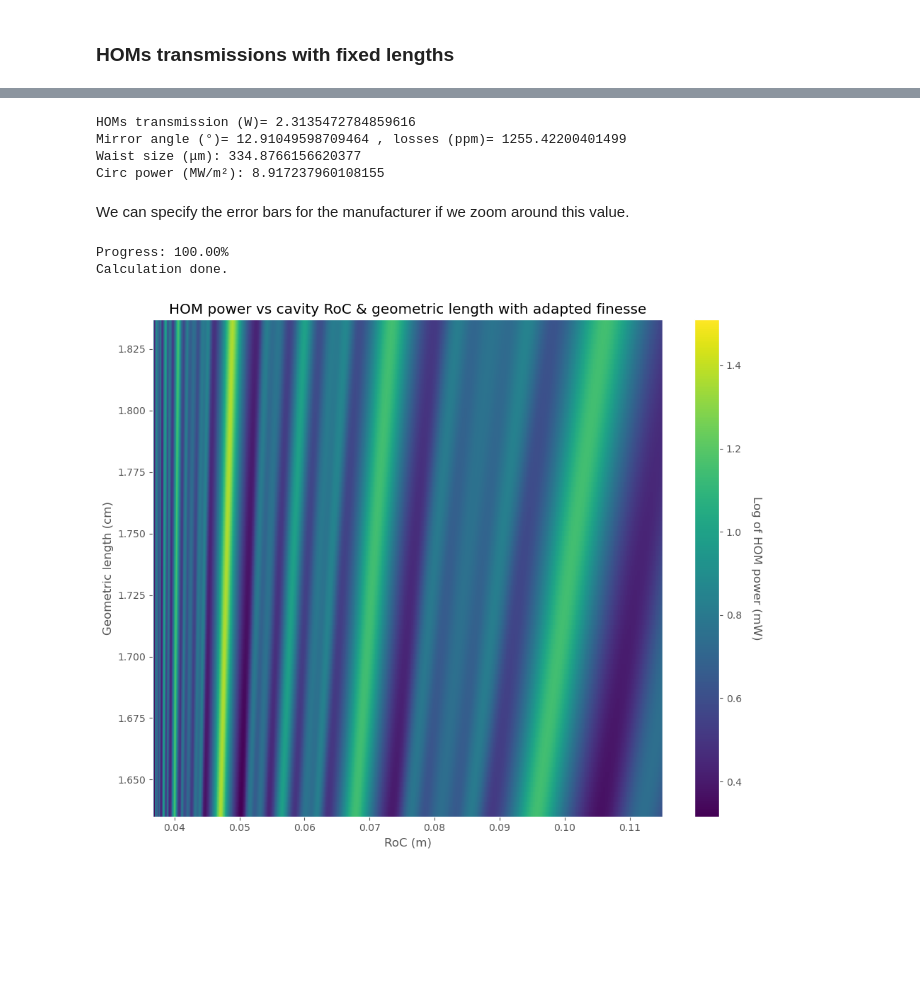
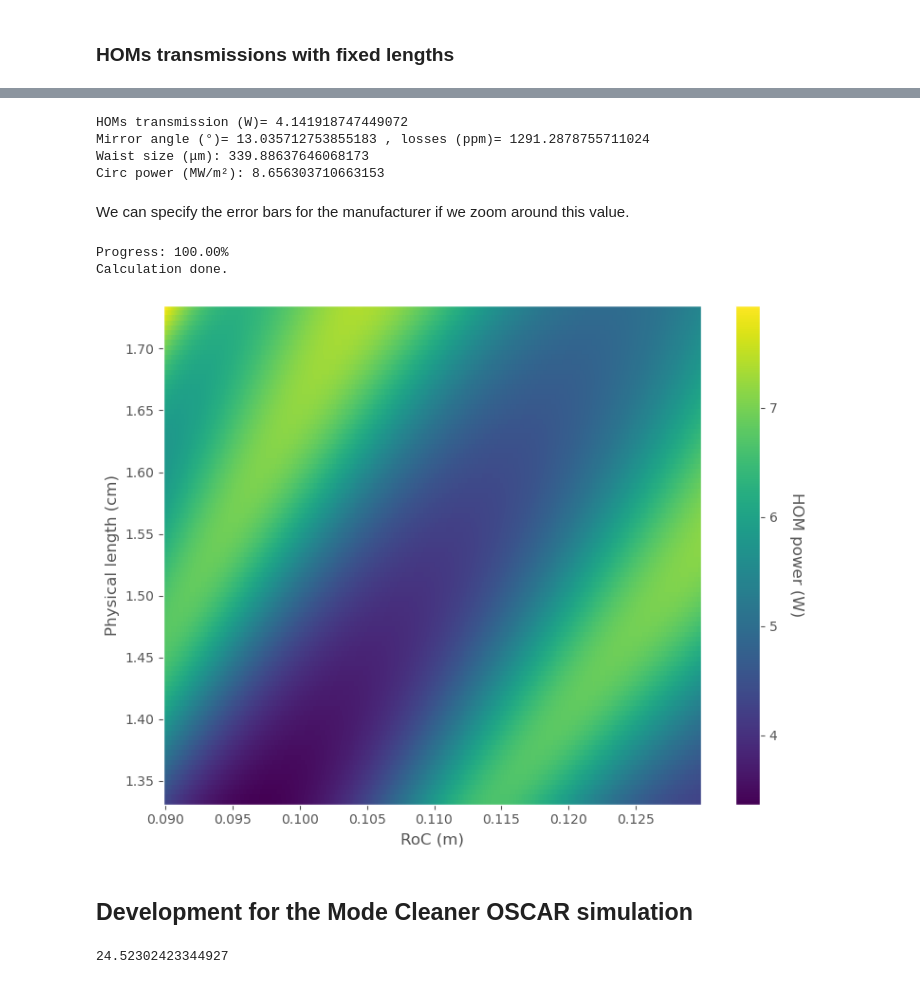
Before and after one commit to antoine-amy/AdV_AMC_design, a Jupyter notebook: MC_design.ipynb, the cells around one changed output, grey strips where cells are left out. Saved outputs shown, nothing was run; the diff lists cells and outputs as text; code cells hidden in the pictures; blank space fills up the shorter version.

```diff
--- a/MC_design.ipynb
+++ b/MC_design.ipynb
@@ -362,7 +351,9 @@ plt.show()
+# %%
+P_HOMs = [np.ones(10), np.full(10, 2), np.full(10, 2)]  # Input power of carrier & SBs HOMs
 # %%
 # Characteristics & losses estimations
 
-cavity_dim=[[0.06200/4],[15e-3]] # Fixed physical lengths & width of the cavity
+cavity_dim=[[0.061315/4],[15e-3]] # Fixed physical lengths & width of the cavity
 Lgeo=MCdf.Lgeo_cavity(cavity_dim[0][0], cavity_dim[1][0]) # Compute the geometric length of the cavity
 Lopt=2 * idxn * Lgeo
 
@@ -379,7 +370,7 @@ T_HOMs_vect_sum_filtered = T_HOMs_vect_sum[indices]
 min_index_filtered = np.argmin(T_HOMs_vect_sum_filtered) # Find the index of the minimum T_HOMs in the filtered T_HOMs_vect_sum
 Ideal_RoC = rho_vect_filtered[min_index_filtered] # Get the corresponding rho value from the filtered rho_vect
 
-print("Length (cm): Geometric=", Lgeo*1e2, ", physical=", cavity_dim[0][0]*1e2)
+print("Length (cm): physical=", cavity_dim[0][0]*1e2, ", Geometric=", Lgeo*1e2, ", Optical=", Lopt*1e2)
 print("Finesse=", Fomc)
 print("RoC (cm)=", Ideal_RoC*1e2)
 # %% [output]
@@ -424,52 +446,61 @@ P_input = 1.0  # Input power in Watts
 max_pwr = MCdf.circ_power(P_input, waist)
 print("Circ power (MW/m²):", max_pwr/1e6)
 # %% [output]
-HOMs transmission (W)= 2.3135472784859616
-Mirror angle (°)= 12.91049598709464 , losses (ppm)= 1255.42200401499
-Waist size (μm): 334.8766156620377
-Circ power (MW/m²): 8.917237960108155
+HOMs transmission (W)= 4.141918747449072
+Mirror angle (°)= 13.035712753855183 , losses (ppm)= 1291.2878755711024
+Waist size (μm): 339.88637646068173
+Circ power (MW/m²): 8.656303710663153
 # %% [markdown]
 We can specify the error bars for the manufacturer if we zoom around this value.
 # %%
 # Heatmap of the HOMs transmissions
 
 # Create a grid of geometric lengths
-Lgeo_vect = np.linspace(Lgeo-0.001, Lgeo+0.001, 101) # cm
+Lphys_vect = np.linspace(cavity_dim[0][0]-0.002, cavity_dim[0][0]+0.002, 101) # cm
 
 # Initialize T_HOMs matrices for carrier and SBs
-T_HOMs_mat_car = np.zeros((len(Lgeo_vect), 1001))
-T_HOMs_mat_SB = np.zeros((len(Lgeo_vect), 1001))
+T_HOMs_mat_car = np.zeros((len(Lphys_vect), 1001))
+T_HOMs_mat_SB = np.zeros((len(Lphys_vect), 1001))
 
 # Loop over geometric lengths and calculate T_HOMs
-for j, Lgeo in enumerate(Lgeo_vect):
+for j, Lphys in enumerate(Lphys_vect):
+    Lgeo = MCdf.Lgeo_cavity(Lphys, 15e-3)  # Geometric length of the cavity
     # Determine the max finesse that respect SB_limit
     FLopt_max = (c * np.sqrt(1 - SB_limit)) / (4 * fm[-1] * np.sqrt(SB_limit))
     Lopt=2*idxn*Lgeo
     Fomc = FLopt_max / Lopt
-    rho_vect, T_HOMs_vect_car, T_HOMs_vect_SB = MCdf.THOMvsRoC(Lgeo, Fomc, Ideal_RoC+0.01, fm, P_HOMs, 1001)
+    rho_vect, T_HOMs_vect_car, T_HOMs_vect_SB = MCdf.THOMvsRoC(Lgeo, Fomc, Ideal_RoC+0.02, fm, P_HOMs, 1001, Ideal_RoC-0.02)
     T_HOMs_mat_car[j, :] = T_HOMs_vect_car
     T_HOMs_mat_SB[j, :] = T_HOMs_vect_SB[0]+T_HOMs_vect_SB[1] # Transpose the result to match dimensions
 
     # Print percentage of completion
-    sys.stdout.write("\rProgress: {0:.2f}%".format((j+1)/len(Lgeo_vect)*100))
+    sys.stdout.write("\rProgress: {0:.2f}%".format((j+1)/len(Lphys_vect)*100))
     sys.stdout.flush()
 
 # After the loop
 print("\nCalculation done.")
 
 # Plot the heatmaps
-plt.figure(figsize=(10, 8))
+plt.figure(figsize=(8, 6))
 
-c1 = plt.pcolormesh(rho_vect, Lgeo_vect*100, np.log10(T_HOMs_mat_car+T_HOMs_mat_SB), cmap='viridis')
+c1 = plt.pcolormesh(rho_vect, Lphys_vect*100, T_HOMs_mat_car+T_HOMs_mat_SB, cmap='viridis')
 plt.xlabel('RoC (m)')
-plt.ylabel('Geometric length (cm)')
-plt.title('HOM power vs cavity RoC & geometric length with adapted finesse')
+plt.ylabel('Physical length (cm)')
+#plt.title('HOM power vs cavity RoC & geometric length with adapted finesse')
 colorbar=plt.colorbar(c1)
-colorbar.set_label('Log of HOM power (mW)', rotation=270, labelpad=20)
+colorbar.set_label('HOM power (W)', rotation=270, labelpad=20)
 
 plt.tight_layout()
 plt.show()
 # %% [output]
 Progress: 100.00%
 Calculation done.
-[figure, old version]
+[figure, new version]
+# %% [markdown]
+## Development for the Mode Cleaner OSCAR simulation
+# %%
+#Compute the focal length of a lens to get a wanted waist
+
+print(MCdf.get_focal_length(339e-6, lambda_, 1, 0.049*2))
+# %% [output]
+24.52302423344927
```
Also changed, not shown: parts of 32 cells of this notebook, 19 other files.
